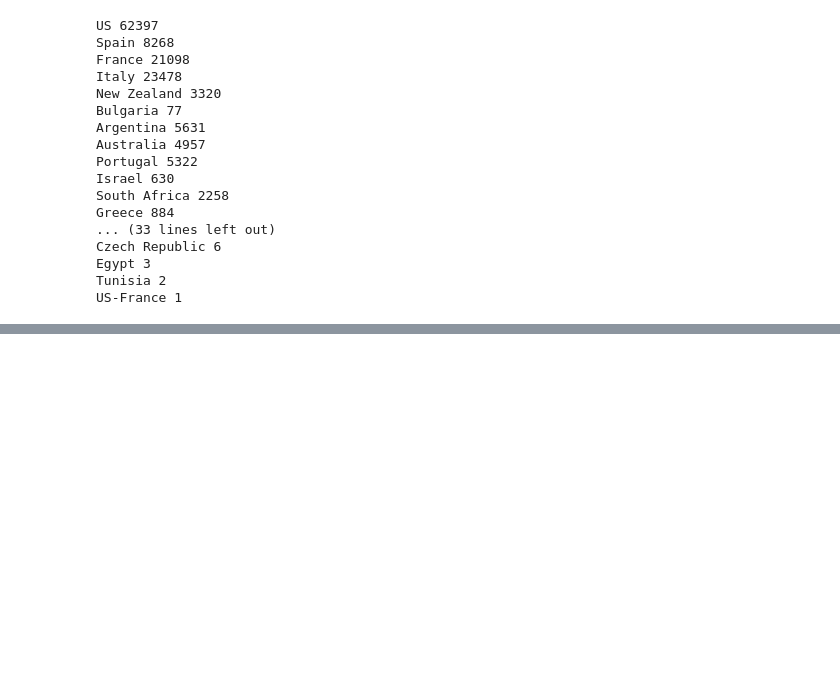
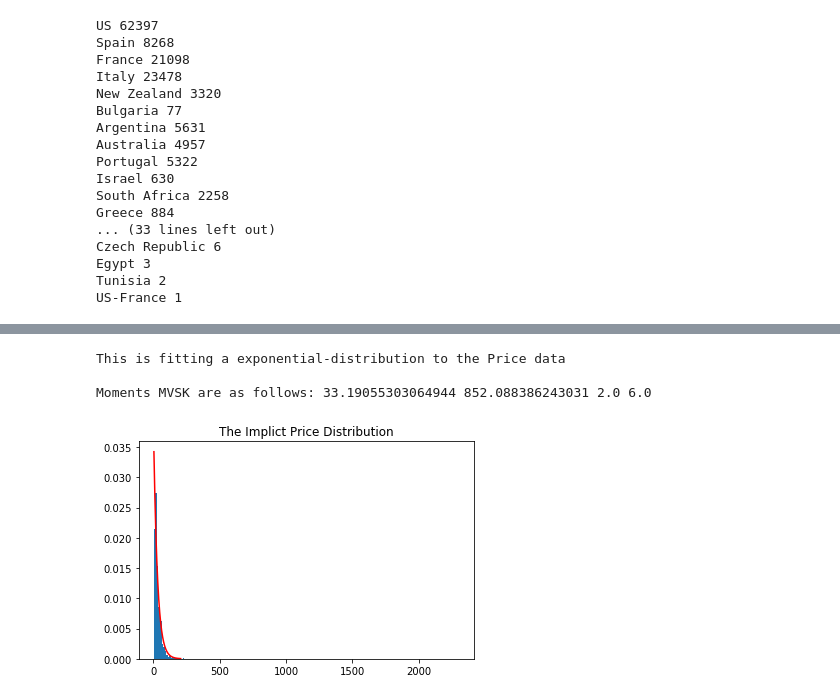
Before and after one commit to easonrecto/ORIE4741Project, a Jupyter notebook: Data Exploration.ipynb, the cells around one changed output, grey strips where cells are left out. Drawn from its saved outputs; the diff is of its cells as text; code cells hidden in the pictures; blank space fills up the shorter version.

```diff
--- a/Data Exploration.ipynb
+++ b/Data Exploration.ipynb
@@ -93,0 +202,17 @@ df
+# %%
+print("This is fitting a exponential-distribution to the Price data")
+print()
+dfd, loc = (scipy.stats.expon.fit(df['price']))
+mean, var, skew, kurt = scipy.stats.expon.stats(dfd, loc,moments='mvsk')
+print("Moments MVSK are as follows:",mean, var, skew, kurt)
+
+x = np.linspace(scipy.stats.expon.ppf(0.001, dfd, loc),scipy.stats.expon.ppf(0.999, dfd, loc), 1000)
+py.plot(x, scipy.stats.expon.pdf(x, dfd, loc),'r-')
+py.hist(df['price'],bins=200,normed=1)
+py.title('The Implict Price Distribution')
+py.show()
+# %% [output]
+This is fitting a exponential-distribution to the Price data
+
+Moments MVSK are as follows: 33.19055303064944 852.088386243031 2.0 6.0
+[figure, added]
```
Also changed, not shown: parts of 19 cells of this notebook.
